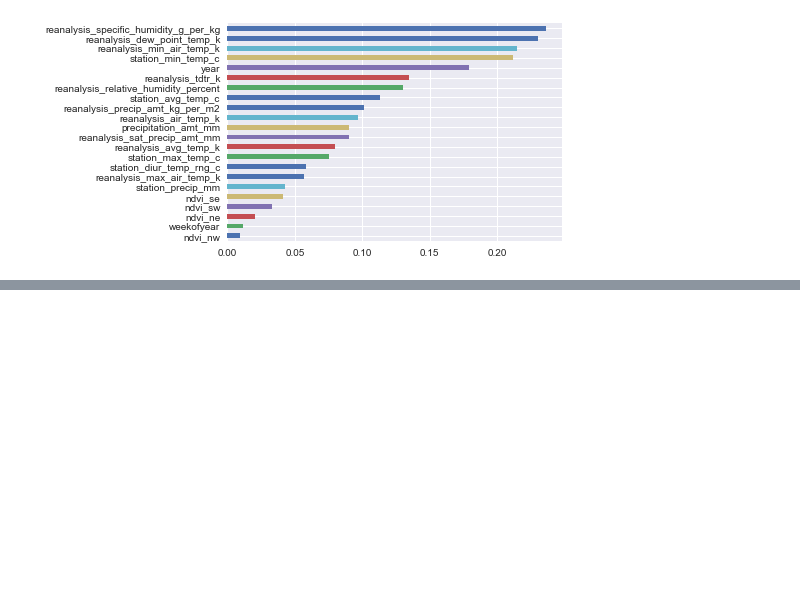
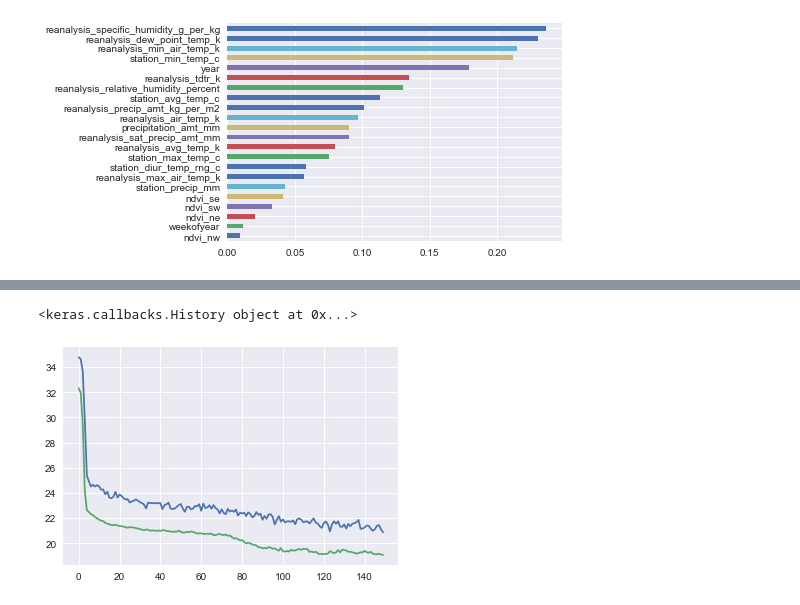
Before and after one commit to Graflinger/DengAI, a Jupyter notebook: DengAI.ipynb, the cells around one changed output, grey strips where cells are left out. Saved outputs shown, nothing was run; the diff lists cells and outputs as text; code cells hidden in the pictures; blank space fills up the shorter version.

```diff
--- a/DengAI.ipynb
+++ b/DengAI.ipynb
@@ -548,0 +586,5 @@ Name: total_cases, Length: 234, dtype: int64
+# %%
+pred_model_3_sj =  predict_total_cases_model(X_train_sj, y_train_sj, X_test_sj, y_test_sj, 3)
+# %% [output]
+<keras.callbacks.History object at 0x...>
+[figure, added]
```
Also changed, not shown: parts of 29 cells of this notebook.
